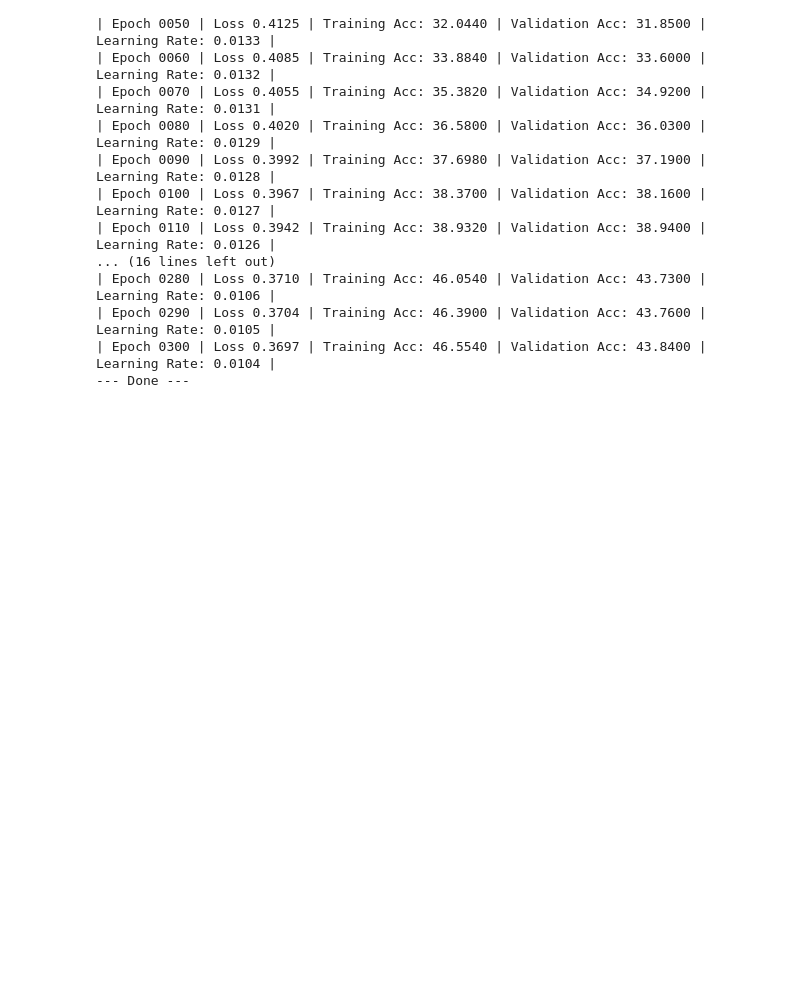
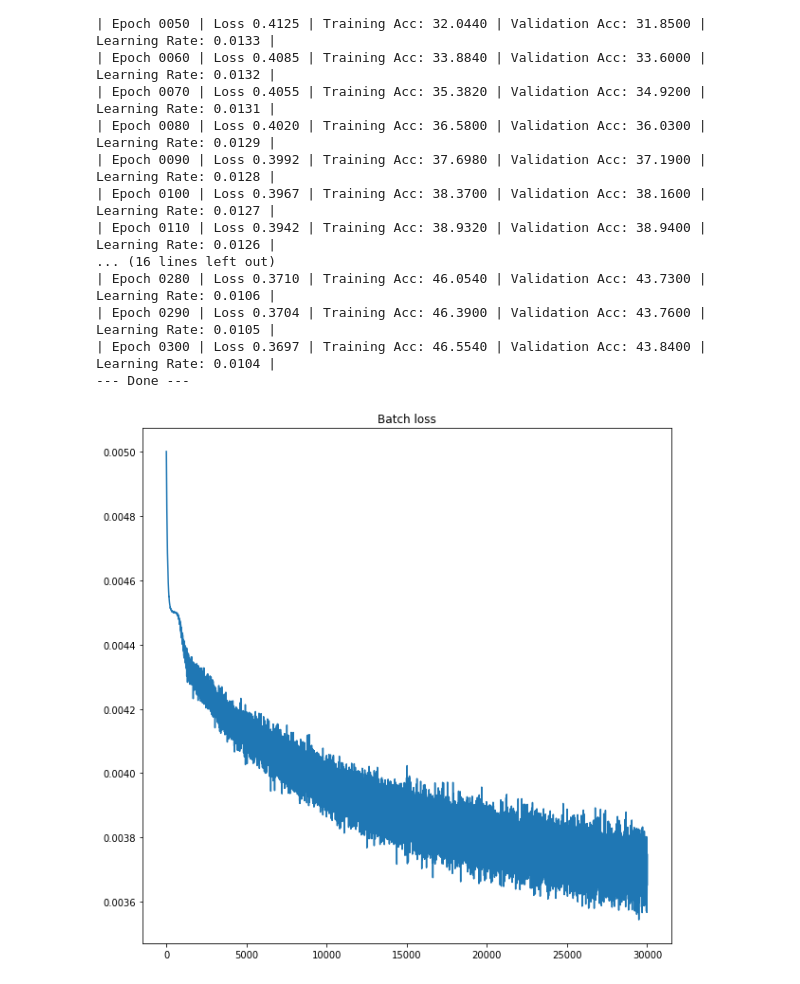
Before and after one commit to ChalaniEkanayake/EN2550_Assignment_4, a Jupyter notebook: cifar10.ipynb, the cells around one changed output. Drawn from its saved outputs; the diff is of its cells as text; code cells hidden in the pictures; blank space fills up the shorter version.

```diff
--- a/cifar10.ipynb
+++ b/cifar10.ipynb
@@ -505,4 +505,11 @@ print("--- Done ---")
 | Epoch 0290 | Loss 0.3704 | Training Acc: 46.3900 | Validation Acc: 43.7600 | Learning Rate: 0.0105 |
 | Epoch 0300 | Loss 0.3697 | Training Acc: 46.5540 | Validation Acc: 43.8400 | Learning Rate: 0.0104 |
 --- Done ---
+# %%
+figure = plt.figure(figsize=(10,10))
+plt.plot(batch_loss_history)
+plt.title("Batch loss")
+plt.show()
+# %% [output]
+[figure, added]
 # %%
```
Also changed, not shown: parts of 1 cell of this notebook.
